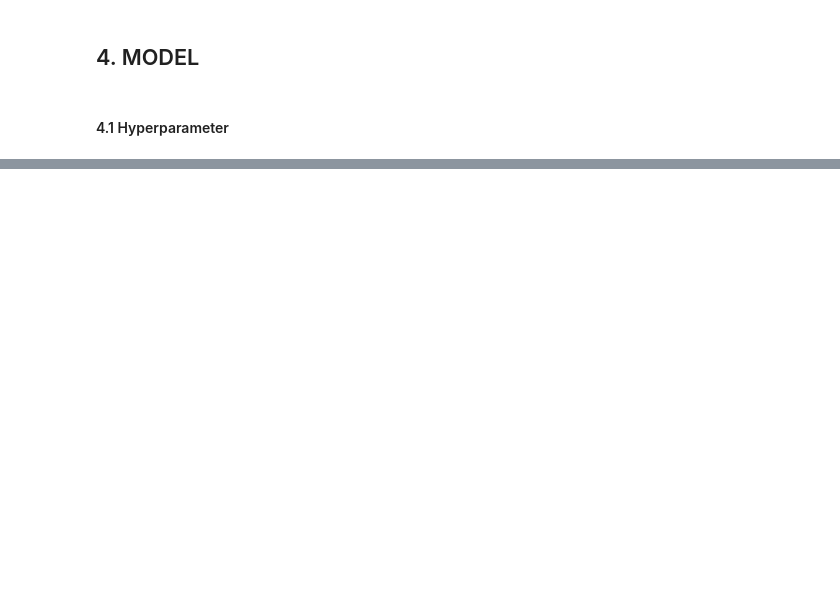
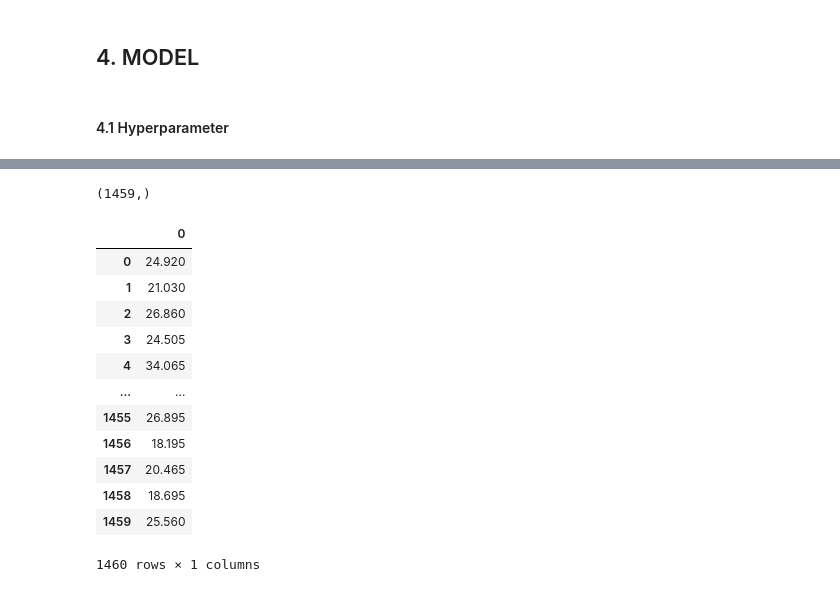
Before and after one commit to uraninjo/KaggleCompetitions, a Jupyter notebook: KaggleHouse/1.ipynb, the cells around one changed output, grey strips where cells are left out. Cells and saved outputs as stored; diff of their text form; code cells hidden in the pictures; blank space fills up the shorter version.

```diff
--- a/KaggleHouse/1.ipynb
+++ b/KaggleHouse/1.ipynb
@@ -126,3 +115,15 @@ X_train, X_test, y_train, y_test = train_test_split(X, y, test_size=0.33, random
+# %%
+X_train=df.drop("SalePrice",axis=1)
+y_train=df["SalePrice"]
+
+X_test=df.drop("SalePrice",axis=1)
+y_test=df["SalePrice"]
+# %%
+from sklearn.preprocessing import StandardScaler
+scaler = StandardScaler()
+
+X_train_scaled = scaler.fit_transform(X_train)
+X_test_scaled = scaler.transform(X_test)
 # %% [markdown]
 #### 4.1 Hyperparameter
 # %%
@@ -172,0 +195,14 @@ results
+# %%
+regressor = RandomForestRegressor(200)
+regressor.fit(X_train, y_train)
+
+
+predictions = regressor.predict(X_test)
+
+
+rmse = np.sqrt(np.square(y_test - predictions)).mean()
+
+
+r2 = 1 - np.square(y_test - predictions).sum()/np.square(y_test - y_test.mean()).sum()
+
+print(f"testing data: root mean squared error = {rmse}\nR-squared = {r2}")
@@ -172,0 +223,2 @@ results
+# %%
+y_pred = regressor.predict(X_test_scaled)
@@ -172,0 +233,20 @@ results
+# %%
+y_pred[:1459].shape
+# %% [output]
+(1459,)
+# %%
+pd.DataFrame(y_pred)[]
+# %% [output]
+|  | 0 |
+| 0 | 24.920 |
+| 1 | 21.030 |
+| 2 | 26.860 |
+| 3 | 24.505 |
+| 4 | 34.065 |
+| ... | ... |
+| 1455 | 26.895 |
+| 1456 | 18.195 |
+| 1457 | 20.465 |
+| 1458 | 18.695 |
+| 1459 | 25.560 |
+1460 rows × 1 columns
```
Also changed, not shown: parts of 12 cells of this notebook, 1 other file.
